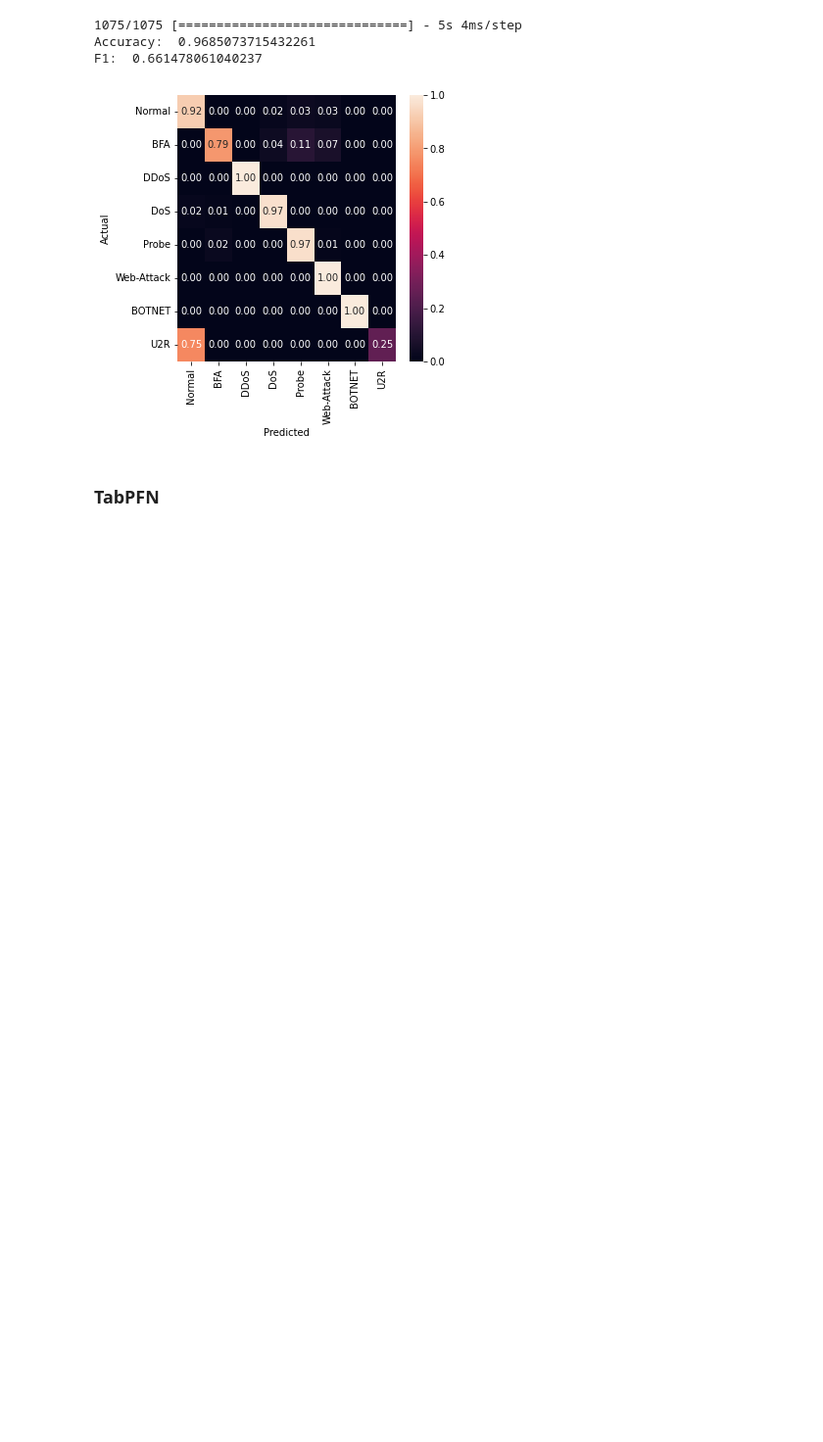
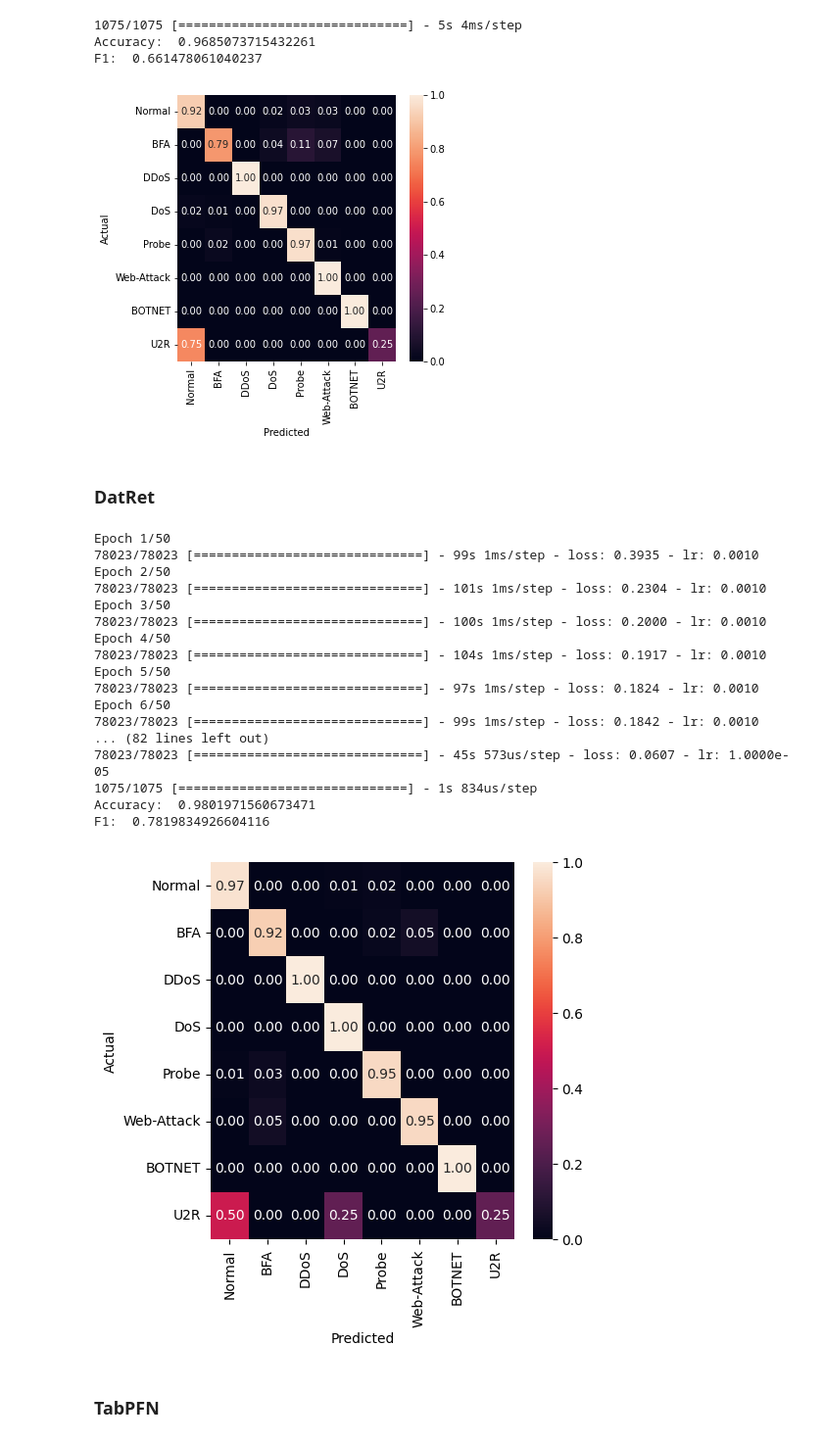
Before and after one commit to Ilyaant/ML-IDS-project, a Jupyter notebook: Work_8sem.ipynb, the cells around one changed output. Shown: that part at 98% size. Saved outputs shown, nothing was run; the diff lists cells and outputs as text; code cells hidden in the pictures; blank space fills up the shorter version.

```diff
--- a/Work_8sem.ipynb
+++ b/Work_8sem.ipynb
@@ -855,6 +856,37 @@ plot_confusion_matrix(confusion_matrix(y_test, y_pred2))
 Accuracy:  0.9685073715432261
 F1:  0.661478061040237
 [figure]
+# %% [markdown]
+### DatRet
+# %%
+dr = DatRetClassifier()
+dr.fit(X_sm, y_sm)
+
+y_pred = dr.predict(X_test)
+dr_acc = accuracy_score(y_test, y_pred)
+dr_f1 = f1_score(y_test, y_pred, average='macro')
+print('Accuracy: ', dr_acc)
+print('F1: ', dr_f1)
+plot_confusion_matrix(confusion_matrix(y_test, y_pred))
+# %% [output]
+Epoch 1/50
+78023/78023 [==============================] - 99s 1ms/step - loss: 0.3935 - lr: 0.0010
+Epoch 2/50
+78023/78023 [==============================] - 101s 1ms/step - loss: 0.2304 - lr: 0.0010
+Epoch 3/50
+78023/78023 [==============================] - 100s 1ms/step - loss: 0.2000 - lr: 0.0010
+Epoch 4/50
+78023/78023 [==============================] - 104s 1ms/step - loss: 0.1917 - lr: 0.0010
+Epoch 5/50
+78023/78023 [==============================] - 97s 1ms/step - loss: 0.1824 - lr: 0.0010
+Epoch 6/50
+78023/78023 [==============================] - 99s 1ms/step - loss: 0.1842 - lr: 0.0010
+... (82 lines left out)
+78023/78023 [==============================] - 45s 573us/step - loss: 0.0607 - lr: 1.0000e-05
+1075/1075 [==============================] - 1s 834us/step
+Accuracy:  0.9801971560673471
+F1:  0.7819834926604116
+[figure, added]
 # %% [markdown]
 ### TabPFN
 # %%
```
Also changed, not shown: parts of 1 cell of this notebook.
